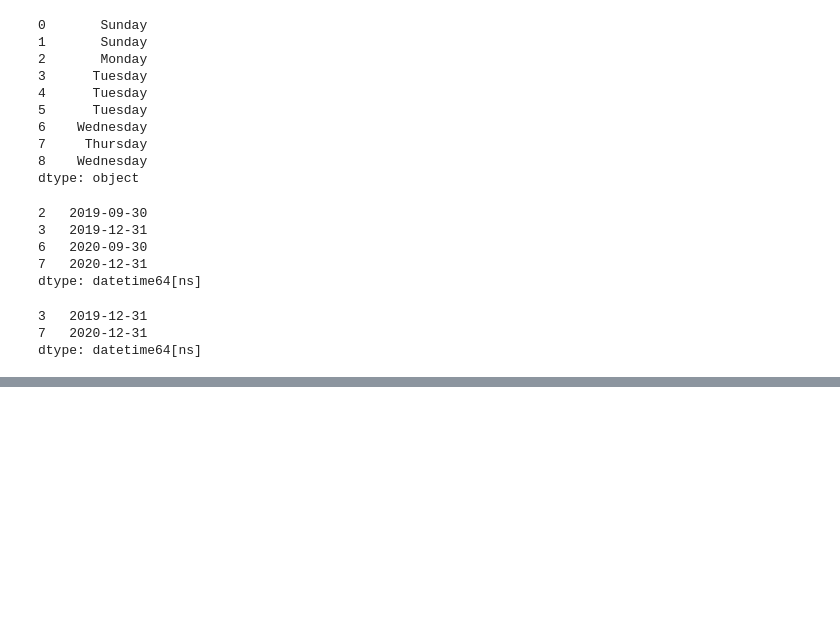
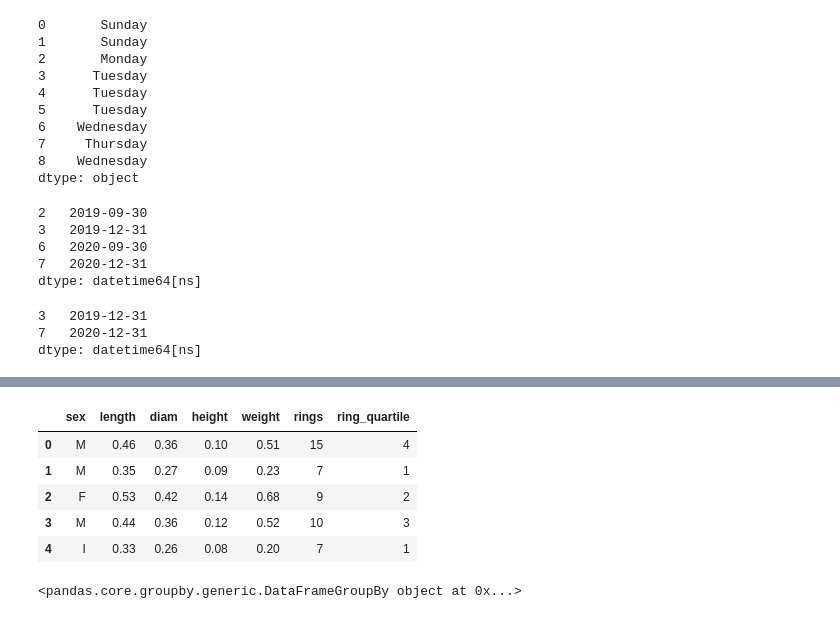
Before and after one commit to CalebF94/Practice-Code, a Jupyter notebook: Python/Python for Data Science/Pandas Tricks.ipynb, the cells around one changed output, grey strips where cells are left out. Saved outputs shown, nothing was run; the diff lists cells and outputs as text; code cells hidden in the pictures; blank space fills up the shorter version.

```diff
--- a/Python/Python for Data Science/Pandas Tricks.ipynb
+++ b/Python/Python for Data Science/Pandas Tricks.ipynb
@@ -182,0 +381,8 @@ dtype: datetime64[ns]
+# %%
+import pandas as pd
+
+url = 'https://archive.ics.uci.edu/ml/machine-learning-databases/abalone/abalone.data'
+cols = ['sex', 'length', 'diam', 'height', 'weight', 'rings']
+abalone = pd.read_csv(url, usecols=[0,1,2,3,4,8], names=cols)
+
+abalone.head()
@@ -182,0 +396,10 @@ dtype: datetime64[ns]
+# %%
+abalone['ring_quartile'] = pd.qcut(abalone['rings'], q=4, labels = range(1,5))# adds a column called 'ring_quartile'
+abalone.head()
+# %% [output]
+|  | sex | length | diam | height | weight | rings | ring_quartile |
+| 0 | M | 0.46 | 0.36 | 0.10 | 0.51 | 15 | 4 |
+| 1 | M | 0.35 | 0.27 | 0.09 | 0.23 | 7 | 1 |
+| 2 | F | 0.53 | 0.42 | 0.14 | 0.68 | 9 | 2 |
+| 3 | M | 0.44 | 0.36 | 0.12 | 0.52 | 10 | 3 |
+| 4 | I | 0.33 | 0.26 | 0.08 | 0.20 | 7 | 1 |
@@ -182,0 +408,4 @@ dtype: datetime64[ns]
+# %%
+grouped # just returns an address
+# %% [output]
+<pandas.core.groupby.generic.DataFrameGroupBy object at 0x...>
```
Also changed, not shown: parts of 45 cells of this notebook.
